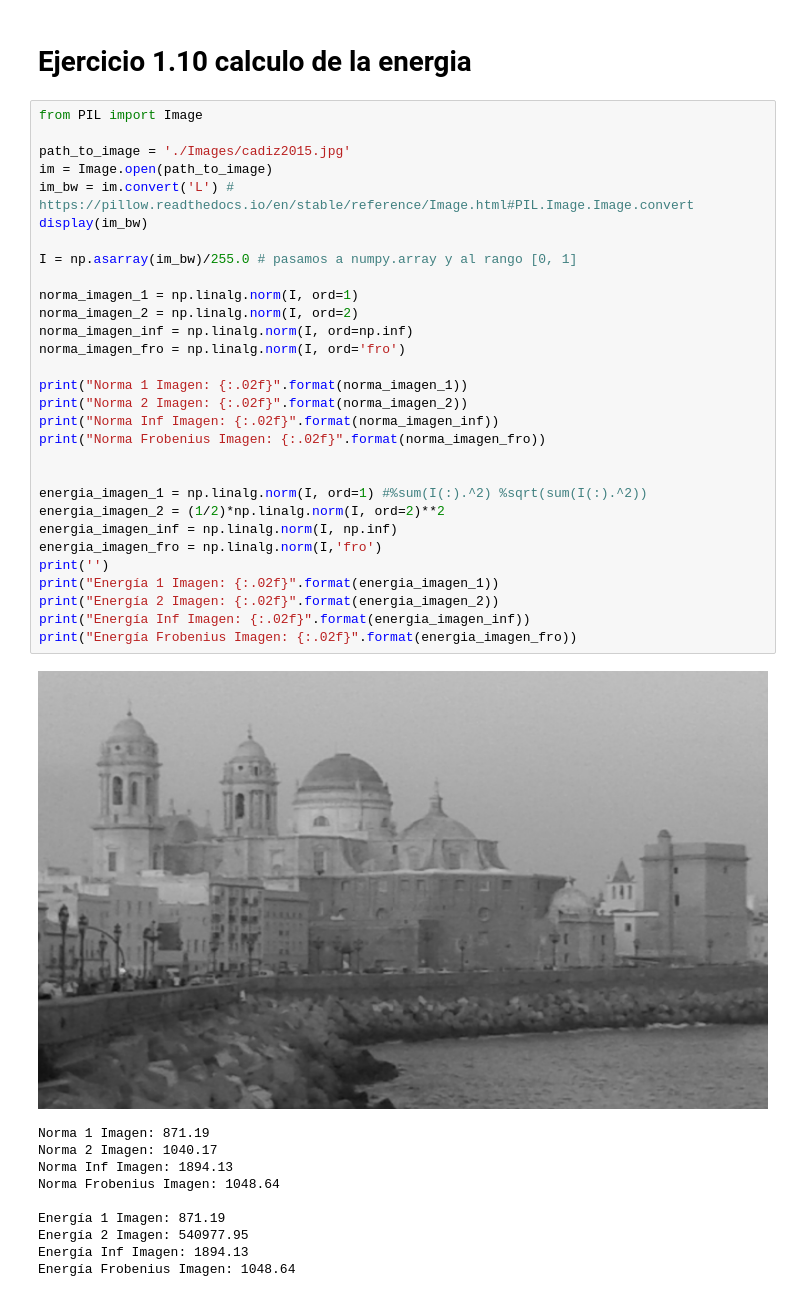
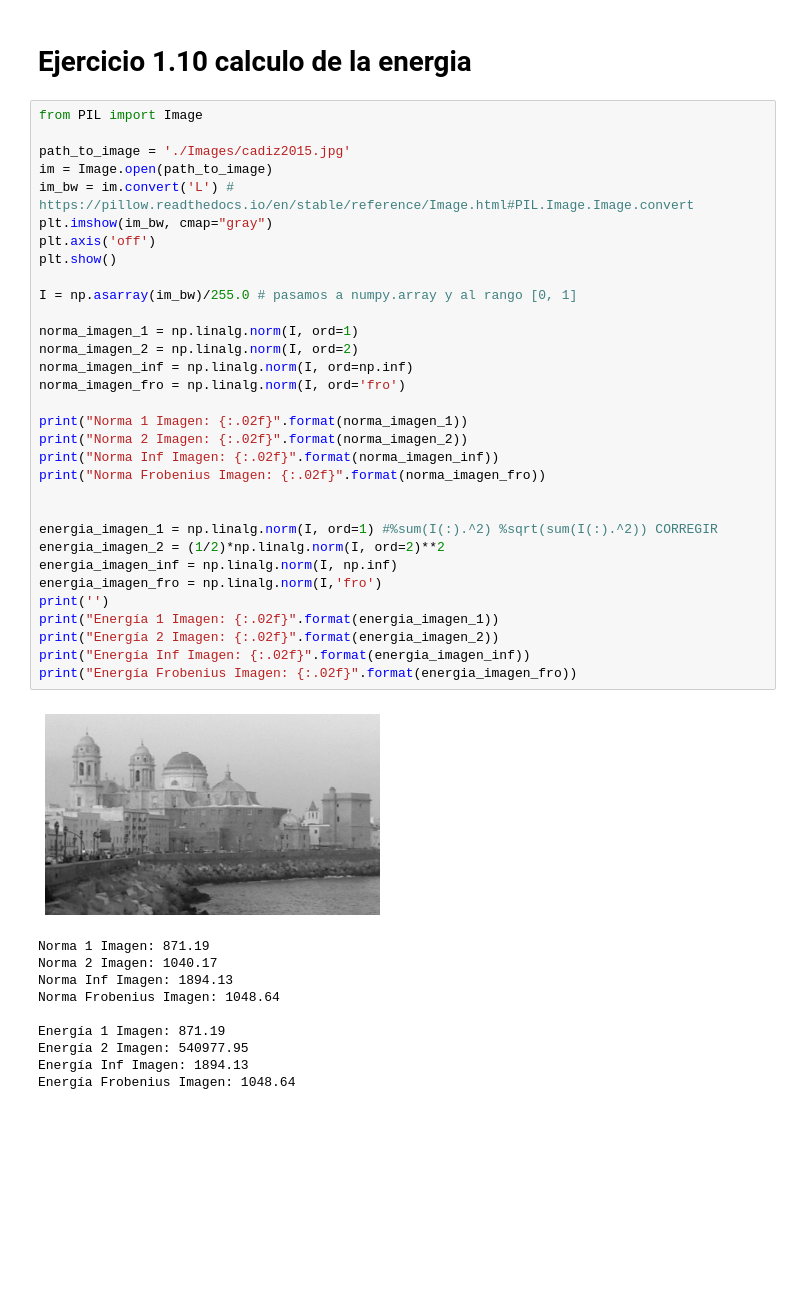
Before and after one commit to rollervan/FunMat, a Jupyter notebook: Codes/Clase II.ipynb, the cells around one changed output. Drawn from its saved outputs; the diff is of its cells as text; blank space fills up the shorter version.

```diff
--- a/Codes/Clase II.ipynb
+++ b/Codes/Clase II.ipynb
@@ -436,35 +429,37 @@ Norma 2 de A vectorizada:5.0
 # %%
 from PIL import Image
 
 path_to_image = './Images/cadiz2015.jpg'
 im = Image.open(path_to_image)
 im_bw = im.convert('L') # https://pillow.readthedocs.io/en/stable/reference/Image.html#PIL.Image.Image.convert
-display(im_bw)
+plt.imshow(im_bw, cmap="gray")
+plt.axis('off')
+plt.show()
 
 I = np.asarray(im_bw)/255.0 # pasamos a numpy.array y al rango [0, 1]
 
 norma_imagen_1 = np.linalg.norm(I, ord=1)
 norma_imagen_2 = np.linalg.norm(I, ord=2)
 norma_imagen_inf = np.linalg.norm(I, ord=np.inf)
 norma_imagen_fro = np.linalg.norm(I, ord='fro')
 
 print("Norma 1 Imagen: {:.02f}".format(norma_imagen_1))
 print("Norma 2 Imagen: {:.02f}".format(norma_imagen_2))
 print("Norma Inf Imagen: {:.02f}".format(norma_imagen_inf))
 print("Norma Frobenius Imagen: {:.02f}".format(norma_imagen_fro))
 
 
-energia_imagen_1 = np.linalg.norm(I, ord=1) #%sum(I(:).^2) %sqrt(sum(I(:).^2))
+energia_imagen_1 = np.linalg.norm(I, ord=1) #%sum(I(:).^2) %sqrt(sum(I(:).^2)) CORREGIR
 energia_imagen_2 = (1/2)*np.linalg.norm(I, ord=2)**2
 energia_imagen_inf = np.linalg.norm(I, np.inf)
 energia_imagen_fro = np.linalg.norm(I,'fro')
 print('')
 print("Energía 1 Imagen: {:.02f}".format(energia_imagen_1))
 print("Energía 2 Imagen: {:.02f}".format(energia_imagen_2))
 print("Energía Inf Imagen: {:.02f}".format(energia_imagen_inf))
 print("Energía Frobenius Imagen: {:.02f}".format(energia_imagen_fro))
 # %% [output]
-[figure, old version]
+[figure, new version]
 Norma 1 Imagen: 871.19
 Norma 2 Imagen: 1040.17
 Norma Inf Imagen: 1894.13
```
Also changed, not shown: parts of 15 cells of this notebook.
